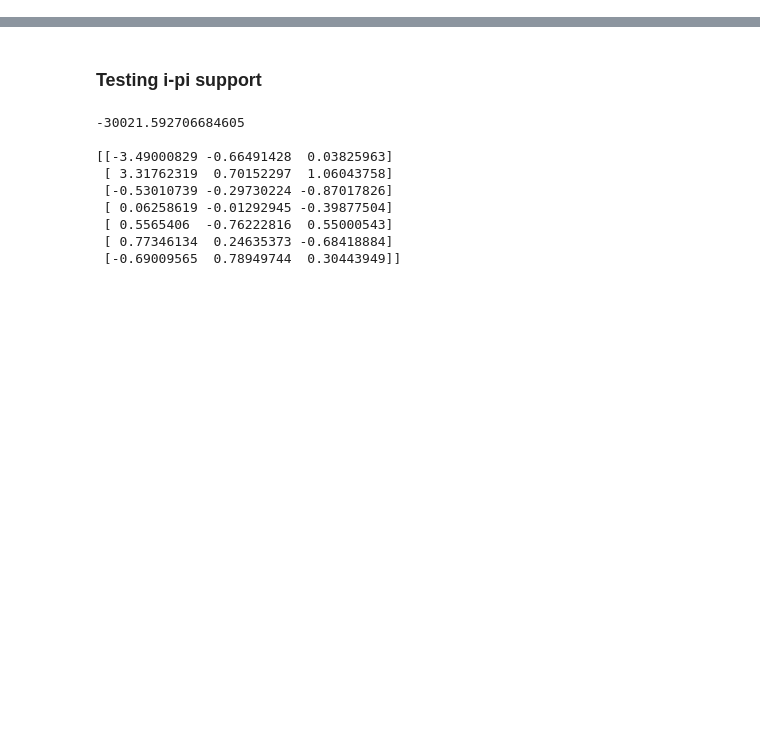
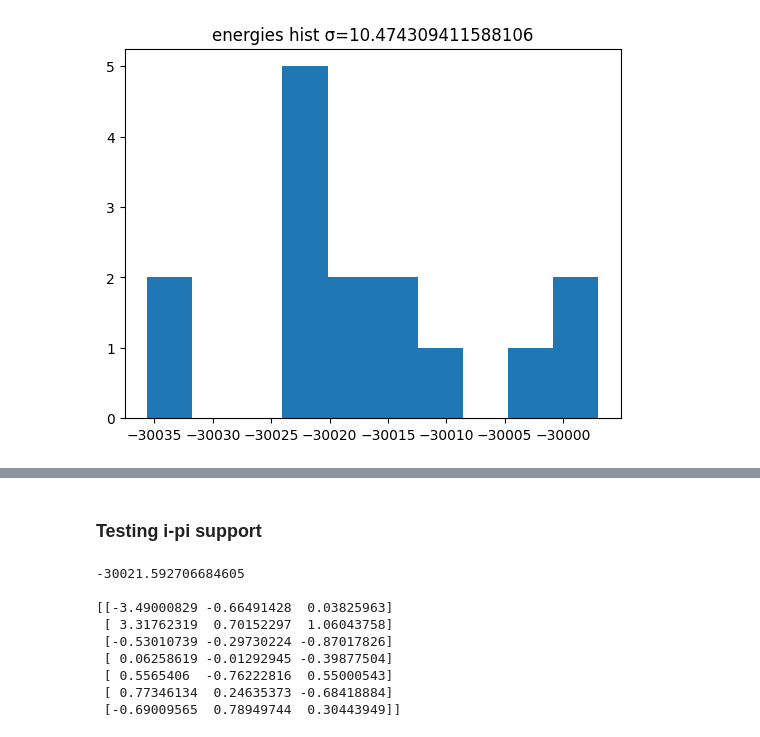
Before and after one commit to lab-cosmo/equisolve, a Jupyter notebook: examples/multi_spectra_script-thorben.ipynb, the cells around one changed output, grey strips where cells are left out. Saved outputs shown, nothing was run; the diff lists cells and outputs as text; code cells hidden in the pictures; blank space fills up the shorter version.

```diff
--- a/examples/multi_spectra_script-thorben.ipynb
+++ b/examples/multi_spectra_script-thorben.ipynb
@@ -15,3 +21,13 @@ import ase.io
 # %%
-frames = ase.io.read("water_converted.extxyz", ":4") # CHANGE TO YOUR DATASET
+frames = ase.io.read("water_converted.extxyz", ":15") # CHANGE TO YOUR DATASET
+# it would be better for a well defined training behaviour if you use 2k frames
+# but that might bring you to the RAM limit of your computer, depending on the number
+# of atoms in each frame
 y = ase_to_tensormap(frames, energy="TotEnergy", forces="force")
+# %%
+plt.hist(y[0].values)
+plt.title(f'energies hist σ={np.std(y[0].values)}')
+plt.show()
+plt.close()
+# %% [output]
+[figure, added]
```
Also changed, not shown: parts of 26 cells of this notebook, 3 other files.
